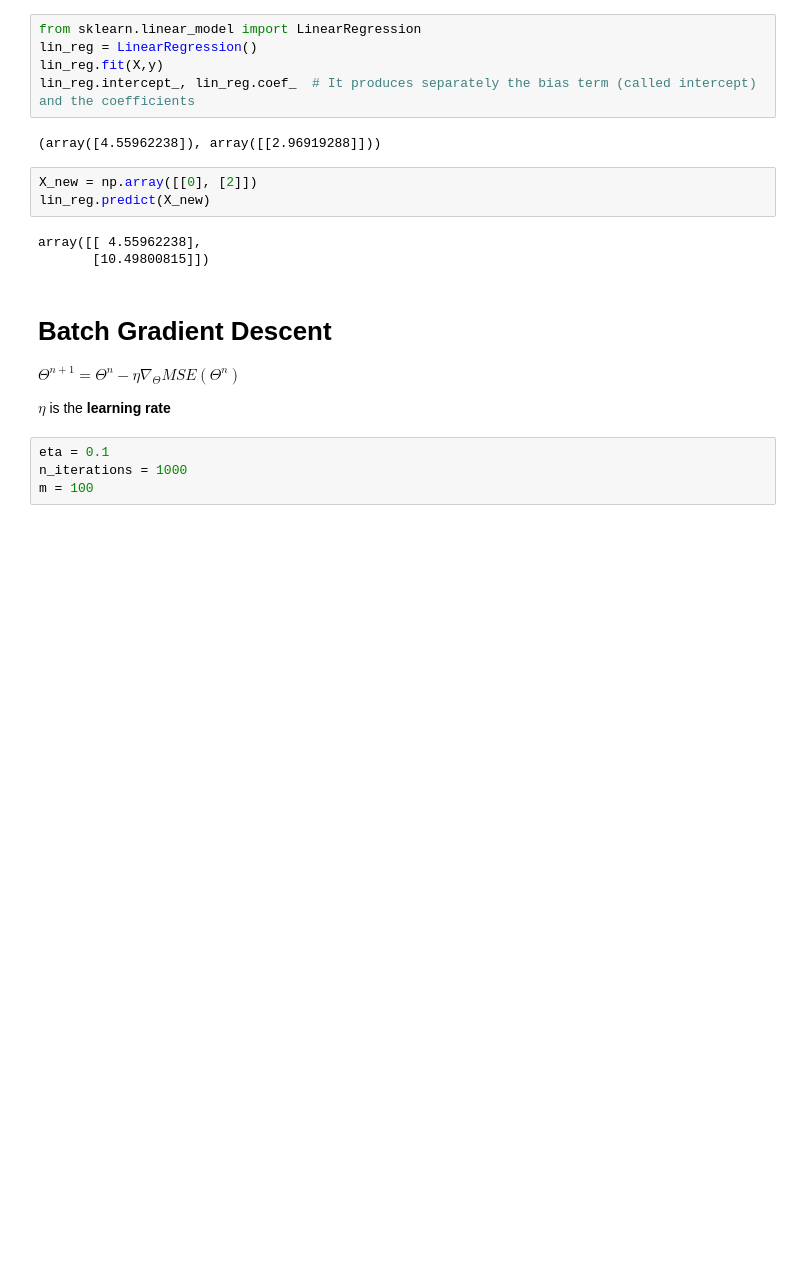
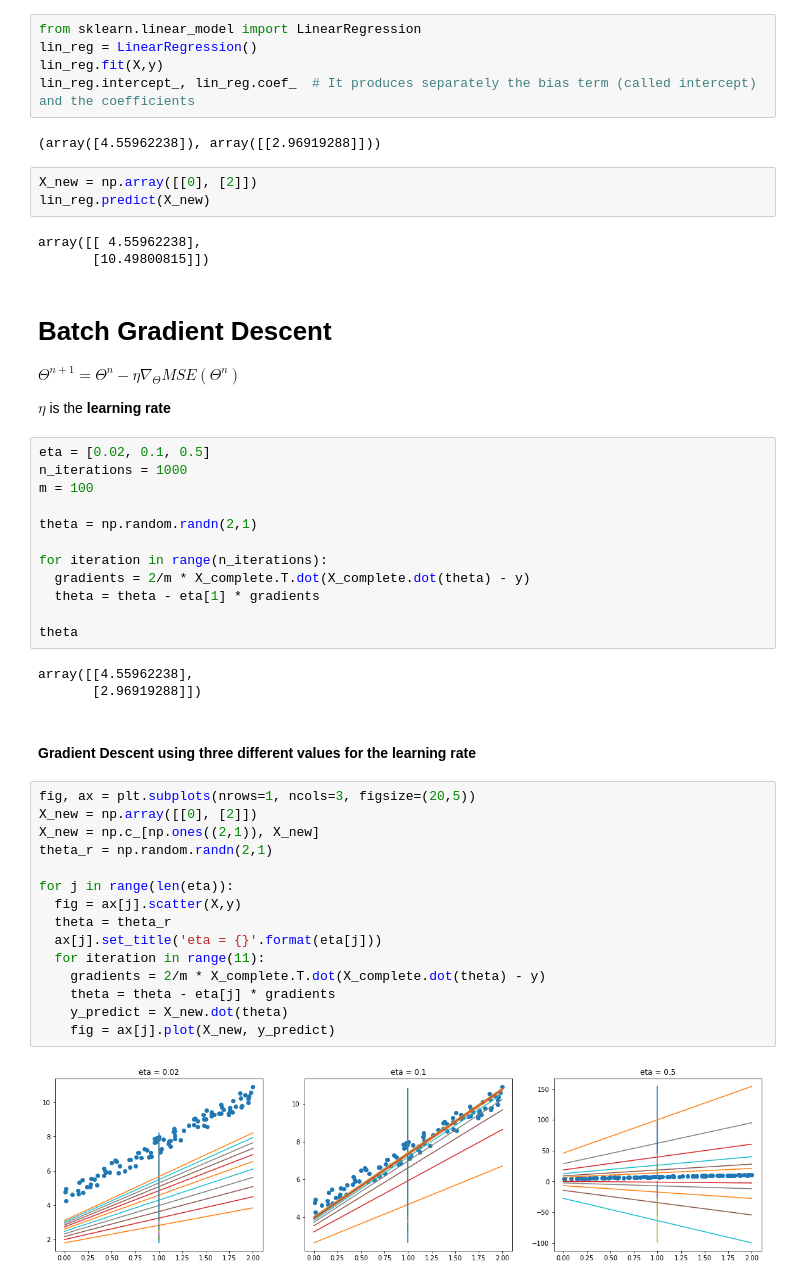
Before and after one commit to ChiaraAlba/Decision-Tree, a Jupyter notebook: practice.ipynb, the cells around one changed output. Saved outputs shown, nothing was run; the diff lists cells and outputs as text; blank space fills up the shorter version.

```diff
--- a/practice.ipynb
+++ b/practice.ipynb
@@ -66,7 +66,37 @@ array([[ 4.55962238],
 $ \Theta^{n+1} = \Theta^{n} - \eta \nabla_{\Theta}MSE(\Theta^n)$
 
 $\eta$ is the **learning rate**
-# %%
-eta = 0.1
-n_iterations = 1000
-m = 100
+# %%
+eta = [0.02, 0.1, 0.5]
+n_iterations = 1000
+m = 100
+
+theta = np.random.randn(2,1)
+
+for iteration in range(n_iterations):
+  gradients = 2/m * X_complete.T.dot(X_complete.dot(theta) - y)
+  theta = theta - eta[1] * gradients
+
+theta
+# %% [output]
+array([[4.55962238],
+       [2.96919288]])
+# %% [markdown]
+#### Gradient Descent using three different values for the learning rate
+# %%
+fig, ax = plt.subplots(nrows=1, ncols=3, figsize=(20,5))
+X_new = np.array([[0], [2]])
+X_new = np.c_[np.ones((2,1)), X_new]
+theta_r = np.random.randn(2,1)
+
+for j in range(len(eta)):
+  fig = ax[j].scatter(X,y)
+  theta = theta_r
+  ax[j].set_title('eta = {}'.format(eta[j]))
+  for iteration in range(11):
+    gradients = 2/m * X_complete.T.dot(X_complete.dot(theta) - y)
+    theta = theta - eta[j] * gradients
+    y_predict = X_new.dot(theta)
+    fig = ax[j].plot(X_new, y_predict)
+# %% [output]
+[figure, added]
```
